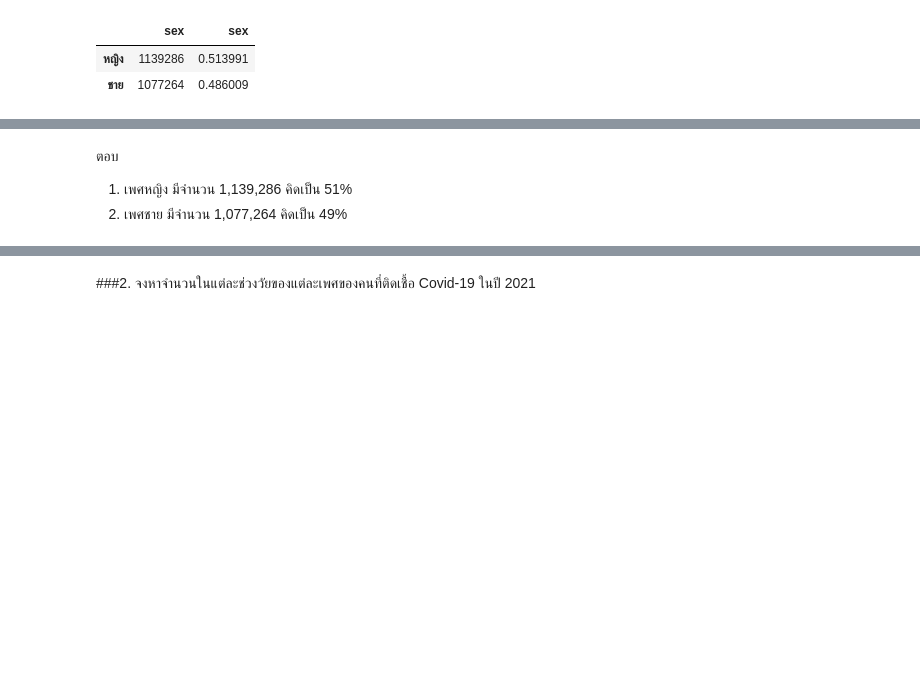
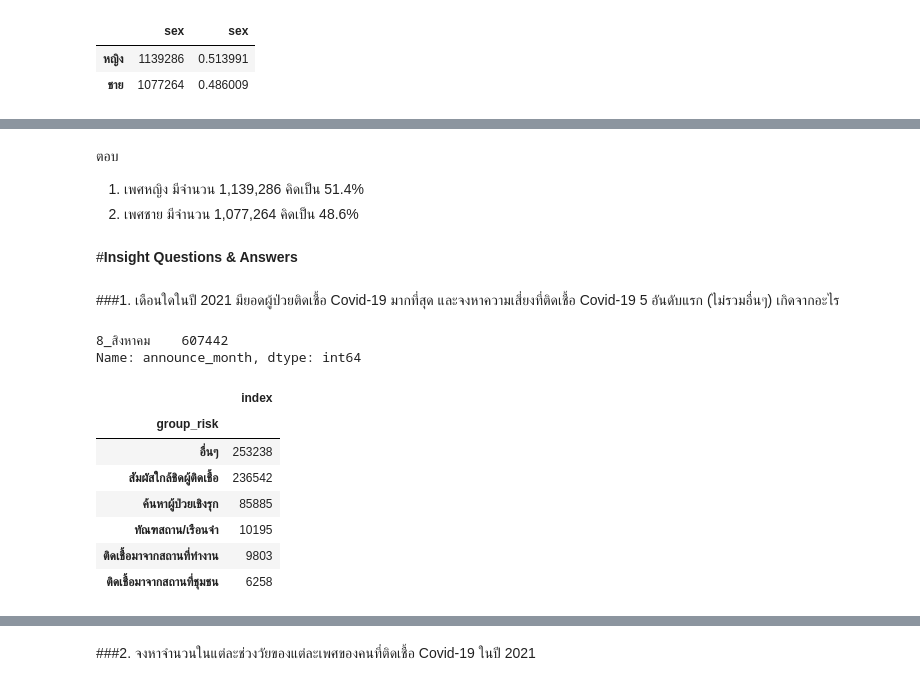
Before and after one commit to Toeysamm/2-64-NIDA-DADS5001, a Jupyter notebook: Covid19_midterm.ipynb, the cells around one changed output, grey strips where cells are left out. Saved outputs shown, nothing was run; the diff lists cells and outputs as text; code cells hidden in the pictures; blank space fills up the shorter version.

```diff
--- a/Covid19_midterm.ipynb
+++ b/Covid19_midterm.ipynb
@@ -340,5 +330,26 @@ plt.show()
 # %% [markdown]
 ตอบ
 
-1. เพศหญิง มีจำนวน 1,139,286 คิดเป็น 51%
-2. เพศชาย มีจำนวน 1,077,264 คิดเป็น 49%
+1. เพศหญิง มีจำนวน 1,139,286 คิดเป็น 51.4%
+2. เพศชาย มีจำนวน 1,077,264 คิดเป็น 48.6%
+# %% [markdown]
+#**Insight Questions & Answers**
+# %% [markdown]
+###1. เดือนใดในปี 2021 มียอดผู้ป่วยติดเชื้อ Covid-19 มากที่สุด และจงหาความเสี่ยงที่ติดเชื้อ Covid-19 5 อันดับแรก (ไม่รวมอื่นๆ) เกิดจากอะไร
+# %%
+print(covid19Y64['announce_month'].value_counts().sort_values(ascending=False).head(1))
+# %% [output]
+8_สิงหาคม    607442
+Name: announce_month, dtype: int64
+# %%
+in_1 = covid19Y64[covid19Y64['announce_month'] == '8_สิงหาคม'].groupby(by='group_risk')['index'].count().sort_values(ascending=False).head(6).to_frame()
+in_1
+# %% [output]
+|  | index |
+| group_risk |  |
+| อื่นๆ | 253238 |
+| สัมผัสใกล้ชิดผู้ติดเชื้อ | 236542 |
+| ค้นหาผู้ป่วยเชิงรุก | 85885 |
+| ทัณฑสถาน/เรือนจำ | 10195 |
+| ติดเชื้อมาจากสถานที่ทำงาน | 9803 |
+| ติดเชื้อมาจากสถานที่ชุมชน | 6258 |
```
Also changed, not shown: parts of 15 cells of this notebook.
